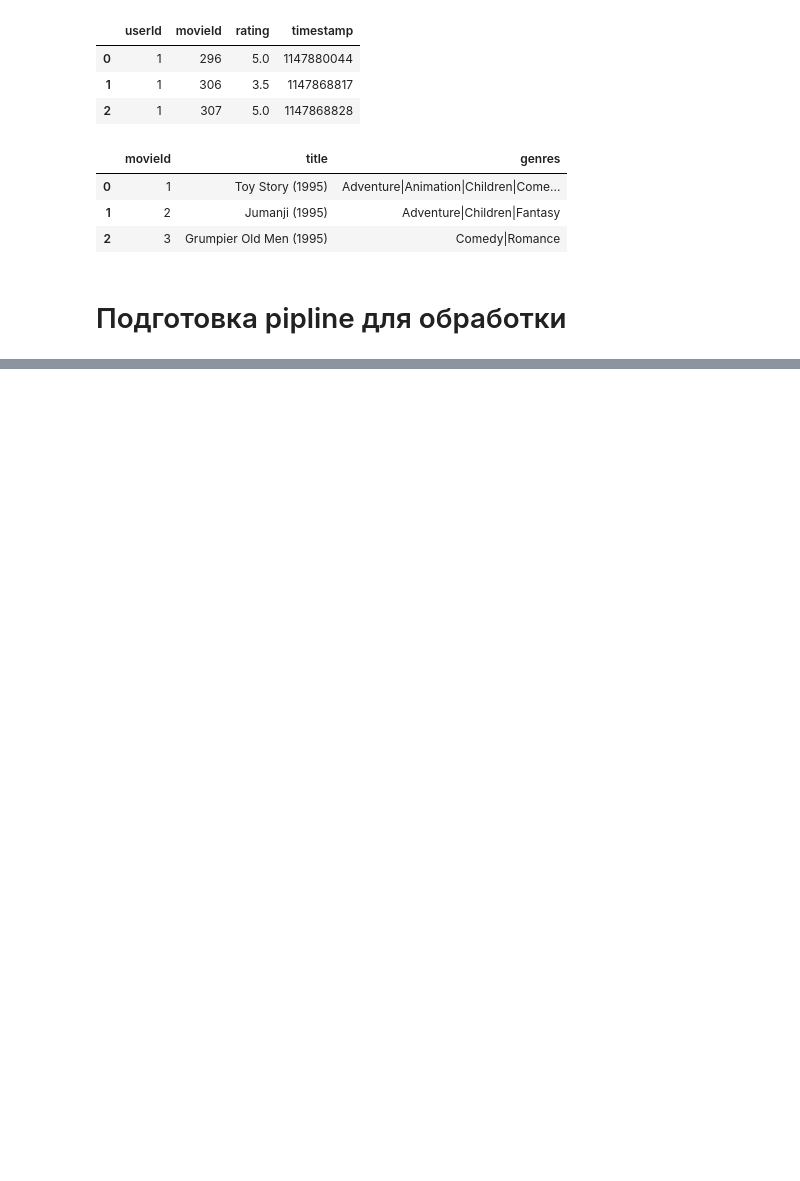
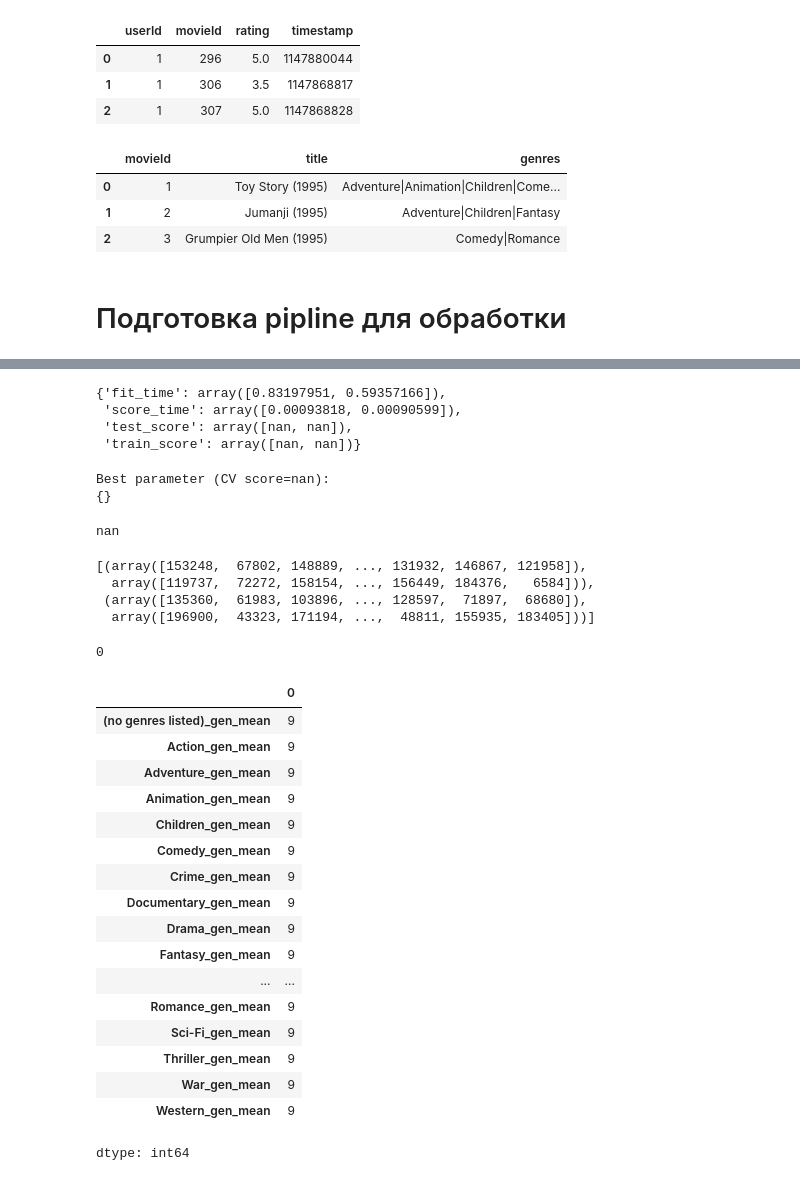
Before and after one commit to aleks-haksly/Simulative, a Jupyter notebook: ML/recomendation.ipynb, the cells around one changed output, grey strips where cells are left out. Drawn from its saved outputs; the diff is of its cells as text; code cells hidden in the pictures; blank space fills up the shorter version.

```diff
--- a/ML/recomendation.ipynb
+++ b/ML/recomendation.ipynb
@@ -221,0 +265,14 @@ evaluate_model(y_test, pipe.fit(X_train, y_train).predict(X_test)) #2
+# %%
+from sklearn.model_selection import cross_validate
+
+cv_result = cross_validate(pipe,
+                           X_, y_,
+                           scoring='neg_mean_absolute_error',
+                           cv=splitter, return_train_score=True)
+
+cv_result
+# %% [output]
+{'fit_time': array([0.83197951, 0.59357166]),
+ 'score_time': array([0.00093818, 0.00090599]),
+ 'test_score': array([nan, nan]),
+ 'train_score': array([nan, nan])}
@@ -221,0 +283,22 @@ evaluate_model(y_test, pipe.fit(X_train, y_train).predict(X_test)) #2
+# %%
+search.fit(X_, y_)
+print(f"Best parameter (CV score={search.best_score_:.5f}):")
+print(search.best_params_)
+# %% [output]
+Best parameter (CV score=nan):
+{}
+# %%
+search.best_score_
+# %% [output]
+nan
+# %%
+list(splitter.split(X_, y_))
+# %% [output]
+[(array([153248,  67802, 148889, ..., 131932, 146867, 121958]),
+  array([119737,  72272, 158154, ..., 156449, 184376,   6584])),
+ (array([135360,  61983, 103896, ..., 128597,  71897,  68680]),
+  array([196900,  43323, 171194, ...,  48811, 155935, 183405]))]
+# %%
+movies_df.genres.isna().sum()
+# %% [output]
+0
@@ -221,0 +376,21 @@ evaluate_model(y_test, pipe.fit(X_train, y_train).predict(X_test)) #2
+# %%
+CustomTransformer2(movies_data=movies_df).fit(X_train, y_train).transform(X_test).isna().sum().loc[lambda x: x > 0]
+# %% [output]
+|  | 0 |
+| (no genres listed)_gen_mean | 9 |
+| Action_gen_mean | 9 |
+| Adventure_gen_mean | 9 |
+| Animation_gen_mean | 9 |
+| Children_gen_mean | 9 |
+| Comedy_gen_mean | 9 |
+| Crime_gen_mean | 9 |
+| Documentary_gen_mean | 9 |
+| Drama_gen_mean | 9 |
+| Fantasy_gen_mean | 9 |
+| ... | ... |
+| Romance_gen_mean | 9 |
+| Sci-Fi_gen_mean | 9 |
+| Thriller_gen_mean | 9 |
+| War_gen_mean | 9 |
+| Western_gen_mean | 9 |
+dtype: int64
```
Also changed, not shown: parts of 12 cells of this notebook.
